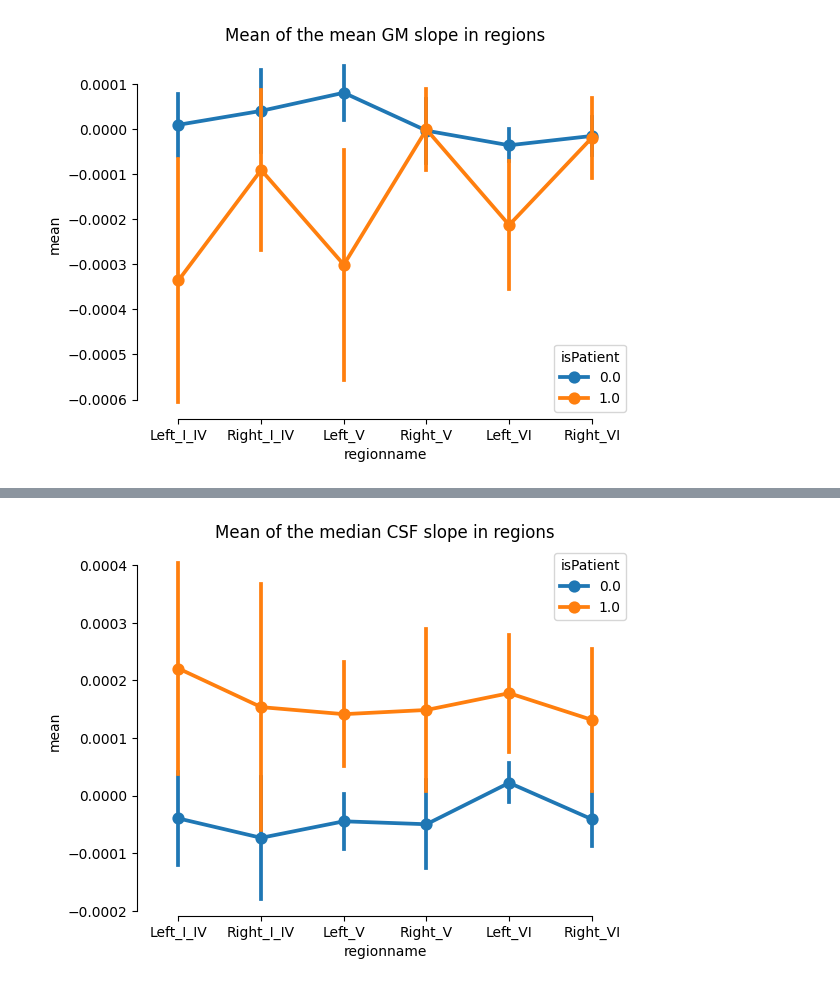
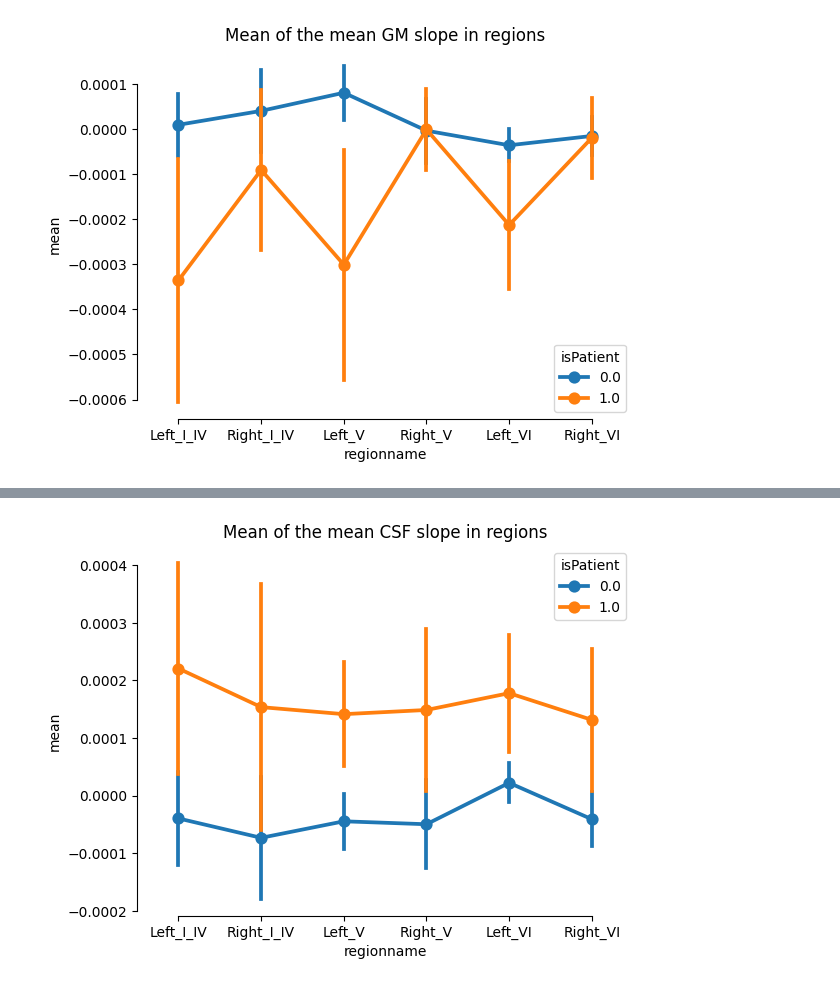
Before and after one commit to medhakp/smarts_cerebellum, a Jupyter notebook: data_analysis/MNISym_coreg_slope_analysis.ipynb, the cells around one changed output, grey strips where cells are left out. Saved outputs shown, nothing was run; the diff lists cells and outputs as text; code cells hidden in the pictures.

```diff
--- a/data_analysis/MNISym_coreg_slope_analysis.ipynb
+++ b/data_analysis/MNISym_coreg_slope_analysis.ipynb
@@ -34,11 +34,11 @@ plt.show()
 # %%
 sns.pointplot(data=df_rois_CSF, x='regionname', y='mean', hue='isPatient', errorbar='se', estimator='mean')
 
 sns.despine(trim = True)
-plt.title('Mean of the median CSF slope in regions')
+plt.title('Mean of the mean CSF slope in regions')
 plt.show()
 # %% [output]
-[figure, old version]
+[figure, new version]
 # %%
 sns.pointplot(data=df_rois_T1, x='regionname', y='mean', hue='isPatient', errorbar='se', estimator='mean', alpha = 0.7)
 
```
Also changed, not shown: parts of 2 cells of this notebook, 4 other files.
